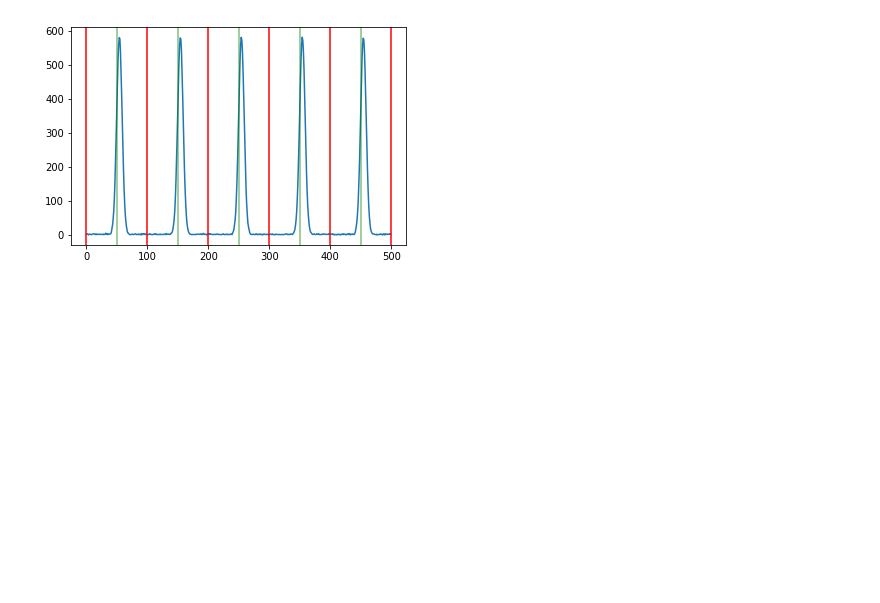
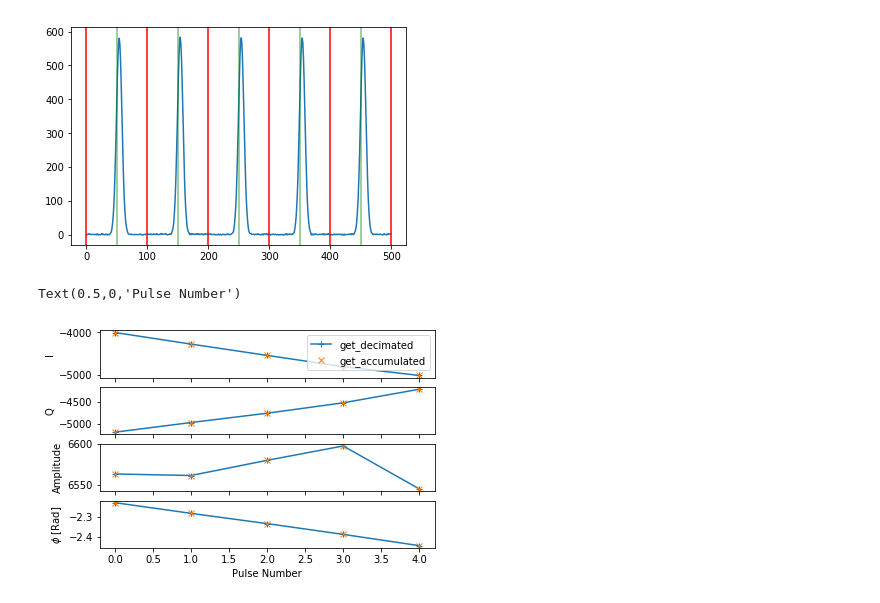
Before and after one commit to openquantumhardware/qick, a Jupyter notebook: pynq/qsystem2-demonstrator.ipynb, the cells around one changed output. Saved outputs shown, nothing was run; the diff lists cells and outputs as text; code cells hidden in the pictures; blank space fills up the shorter version.

Commit message:
verify sums calculated from decimated samples and directly from the tproc

```diff
--- a/pynq/qsystem2-demonstrator.ipynb
+++ b/pynq/qsystem2-demonstrator.ipynb
@@ -123,6 +123,31 @@ for i in range(pulseCount+1):
         plt.axvline((i+0.5)*nsamp, c='g', alpha=0.5)
 # %% [output]
 [figure]
+# %%
+iaccSums = idec.reshape(-1, nsamp).sum(axis=1)
+qaccSums = qdec.reshape(-1, nsamp).sum(axis=1)
+fig,ax = plt.subplots(4,1,sharex=True)
+ax[0].plot(iaccSums, "-+", label="get_decimated")
+ax[0].plot(iacc, "x", label="get_accumulated")
+ax[0].set_ylabel("I")
+ax[0].legend()
+
+ax[1].plot(qaccSums, "-+")
+ax[1].plot(qacc, "x")
+ax[1].set_ylabel("Q")
+
+ax[2].plot(np.abs(iaccSums + 1j*qaccSums), "-+")
+ax[2].plot(np.abs(iacc + 1j*qacc), "x")
+ax[2].set_ylabel("Amplitude")
+
+ax[3].plot(np.arctan2(qaccSums, iaccSums), "-+")
+ax[3].plot(np.arctan2(qacc, iacc), "x")
+ax[3].set_ylabel("$\phi$ [Rad]")
+
+ax[3].set_xlabel("Pulse Number")
+# %% [output]
+Text(0.5,0,'Pulse Number')
+[figure, added]
 # %%
 # Make sure it works a second time.
 idec,qdec,iacc,qacc = runner(pulseCount, frequency, gain, phase, address, nsamp, nsync, outputType)
```
Also changed, not shown: parts of 1 cell of this notebook.
